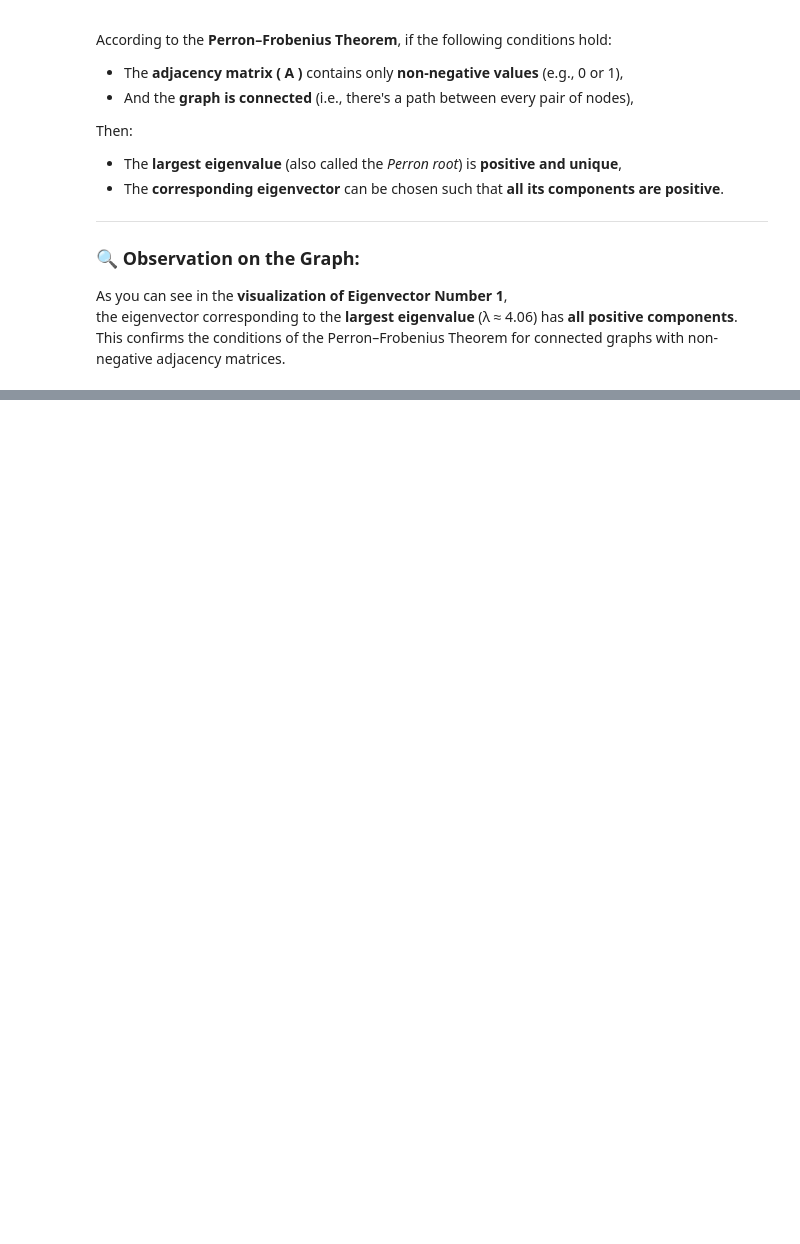
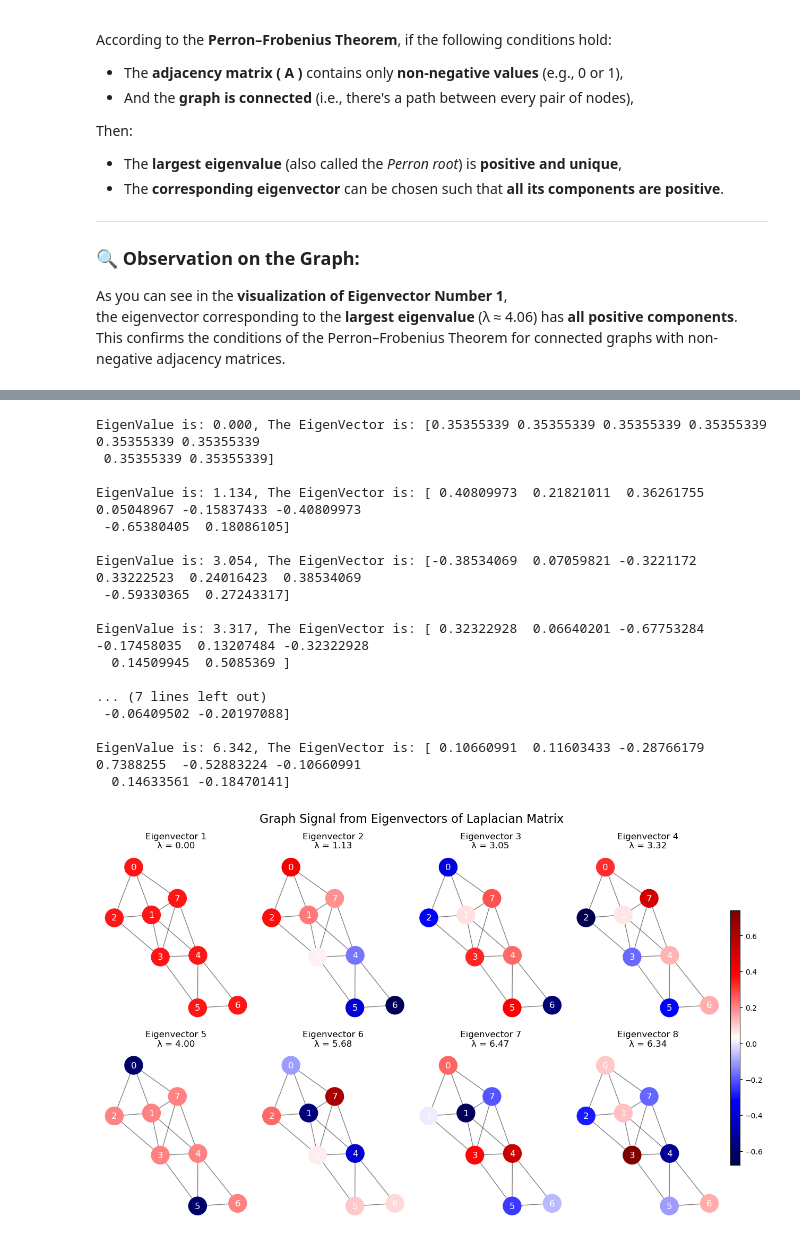
Before and after one commit to mjmousavi97/Graph-Neural-Networks, a Jupyter notebook: 03_Graph_Laplacian_Matrix/Graph Laplacian Matrix.ipynb, the cells around one changed output, grey strips where cells are left out. Saved outputs shown, nothing was run; the diff lists cells and outputs as text; code cells hidden in the pictures; blank space fills up the shorter version.

```diff
--- a/03_Graph_Laplacian_Matrix/Graph Laplacian Matrix.ipynb
+++ b/03_Graph_Laplacian_Matrix/Graph Laplacian Matrix.ipynb
@@ -485,0 +862,64 @@ This confirms the conditions of the Perron–Frobenius Theorem for connected gra
+# %%
+pos = nx.spring_layout(G6, seed=0)
+
+vmin = eigenvectors.real.min()
+vmax = eigenvectors.real.max()
+
+fig, axes = plt.subplots(2, 4, figsize=(12, 8))
+axes = axes.flatten()
+node_list = sorted(G6.nodes())
+
+for i in range(len(eigenvalues)):
+    ax = axes[i]
+    signal = eigenvectors[:, i]
+
+    nodes = nx.draw_networkx_nodes(G6,
+                                   pos,
+                                   nodelist=node_list,
+                                   node_color=signal,
+                                   cmap=plt.cm.seismic,
+                                   vmin=vmin,
+                                   vmax=vmax,
+                                   node_size=600,
+                                   ax=ax)
+
+    print(f"EigenValue is: {eigenvalues[i]:.3f}, The EigenVector is:", signal, '\n')
+
+    nx.draw_networkx_edges(G6,
+                           pos,
+                           alpha=0.5,
+                           ax=ax)
+
+    nx.draw_networkx_labels(G6,
+                            pos,
+                            font_color='white',
+                            ax=ax)
+
+    ax.set_title(f"Eigenvector {i+1}\nλ = {eigenvalues[i]:.2f}")
+    ax.axis('off')
+
+
+cbar_ax = fig.add_axes([1, 0.15, 0.015, 0.6])
+fig.colorbar(nodes, cax=cbar_ax)
+plt.suptitle("Graph Signal from Eigenvectors of Laplacian Matrix", fontsize=16)
+plt.tight_layout()
+plt.show()
+# %% [output]
+EigenValue is: 0.000, The EigenVector is: [0.35355339 0.35355339 0.35355339 0.35355339 0.35355339 0.35355339
+ 0.35355339 0.35355339]
+
+EigenValue is: 1.134, The EigenVector is: [ 0.40809973  0.21821011  0.36261755  0.05048967 -0.15837433 -0.40809973
+ -0.65380405  0.18086105]
+
+EigenValue is: 3.054, The EigenVector is: [-0.38534069  0.07059821 -0.3221172   0.33222523  0.24016423  0.38534069
+ -0.59330365  0.27243317]
+
+EigenValue is: 3.317, The EigenVector is: [ 0.32322928  0.06640201 -0.67753284 -0.17458035  0.13207484 -0.32322928
+  0.14509945  0.5085369 ]
+
+... (7 lines left out)
+ -0.06409502 -0.20197088]
+
+EigenValue is: 6.342, The EigenVector is: [ 0.10660991  0.11603433 -0.28766179  0.7388255  -0.52883224 -0.10660991
+  0.14633561 -0.18470141]
+[figure, added]
```
Also changed, not shown: parts of 29 cells of this notebook.
